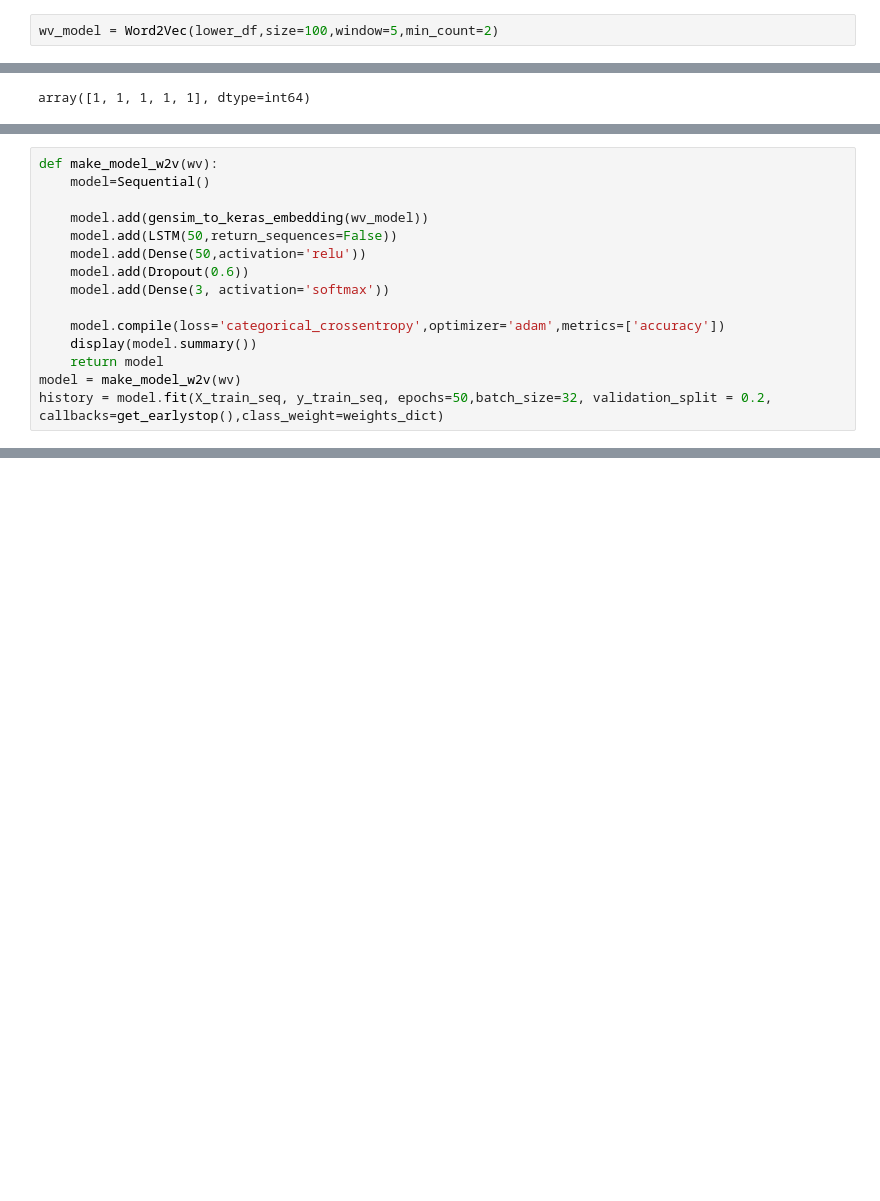
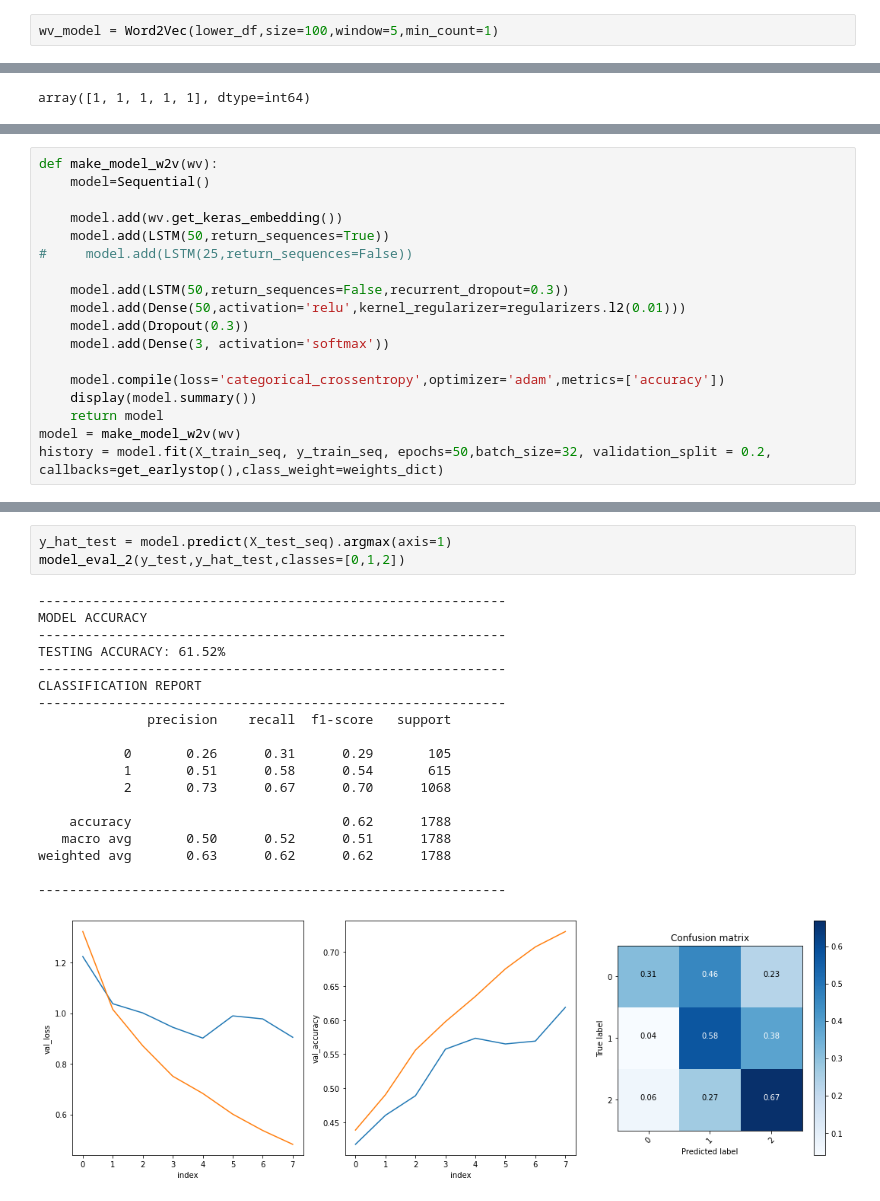
Before and after one commit to gabrieljarosi/dsc-mod-4-project-v2-1-onl01-dtsc-pt-052620, a Jupyter notebook: main_notebook.ipynb, the cells around one changed output, grey strips where cells are left out. Saved outputs shown, nothing was run; the diff lists cells and outputs as text; blank space fills up the shorter version.

```diff
--- a/main_notebook.ipynb
+++ b/main_notebook.ipynb
@@ -366,7 +371,7 @@ print(lower_df[0])
 /n
 ['wesley', 'have', 'iphone', 'after', 'hrs', 'tweeting', 'at', 'rise_austin', 'it', 'was', 'dead', 'need', 'to', 'upgrade', 'plugin', 'stations', 'at', 'sxsw']
 # %%
-wv_model = Word2Vec(lower_df,size=100,window=5,min_count=2)
+wv_model = Word2Vec(lower_df,size=100,window=5,min_count=1)
 # %%
 wv_model.train(lower_df,total_examples=wv_model.corpus_count,epochs=100)
 # %% [output]
@@ -645,10 +762,13 @@ gensim_to_keras_embedding(wv_model)
 def make_model_w2v(wv):
     model=Sequential()
 
-    model.add(gensim_to_keras_embedding(wv_model))
-    model.add(LSTM(50,return_sequences=False))
-    model.add(Dense(50,activation='relu'))
-    model.add(Dropout(0.6))
+    model.add(wv.get_keras_embedding())
+    model.add(LSTM(50,return_sequences=True))
+#     model.add(LSTM(25,return_sequences=False))
+
+    model.add(LSTM(50,return_sequences=False,recurrent_dropout=0.3))
+    model.add(Dense(50,activation='relu',kernel_regularizer=regularizers.l2(0.01)))
+    model.add(Dropout(0.3))
     model.add(Dense(3, activation='softmax'))
 
     model.compile(loss='categorical_crossentropy',optimizer='adam',metrics=['accuracy'])
@@ -658,0 +817,23 @@ history = model.fit(X_train_seq, y_train_seq, epochs=50,batch_size=32, validatio
+# %%
+y_hat_test = model.predict(X_test_seq).argmax(axis=1)
+model_eval_2(y_test,y_hat_test,classes=[0,1,2])
+# %% [output]
+------------------------------------------------------------
+MODEL ACCURACY
+------------------------------------------------------------
+TESTING ACCURACY: 61.52%
+------------------------------------------------------------
+CLASSIFICATION REPORT
+------------------------------------------------------------
+              precision    recall  f1-score   support
+
+           0       0.26      0.31      0.29       105
+           1       0.51      0.58      0.54       615
+           2       0.73      0.67      0.70      1068
+
+    accuracy                           0.62      1788
+   macro avg       0.50      0.52      0.51      1788
+weighted avg       0.63      0.62      0.62      1788
+
+------------------------------------------------------------
+[figure, added]
```
Also changed, not shown: parts of 15 cells of this notebook.
